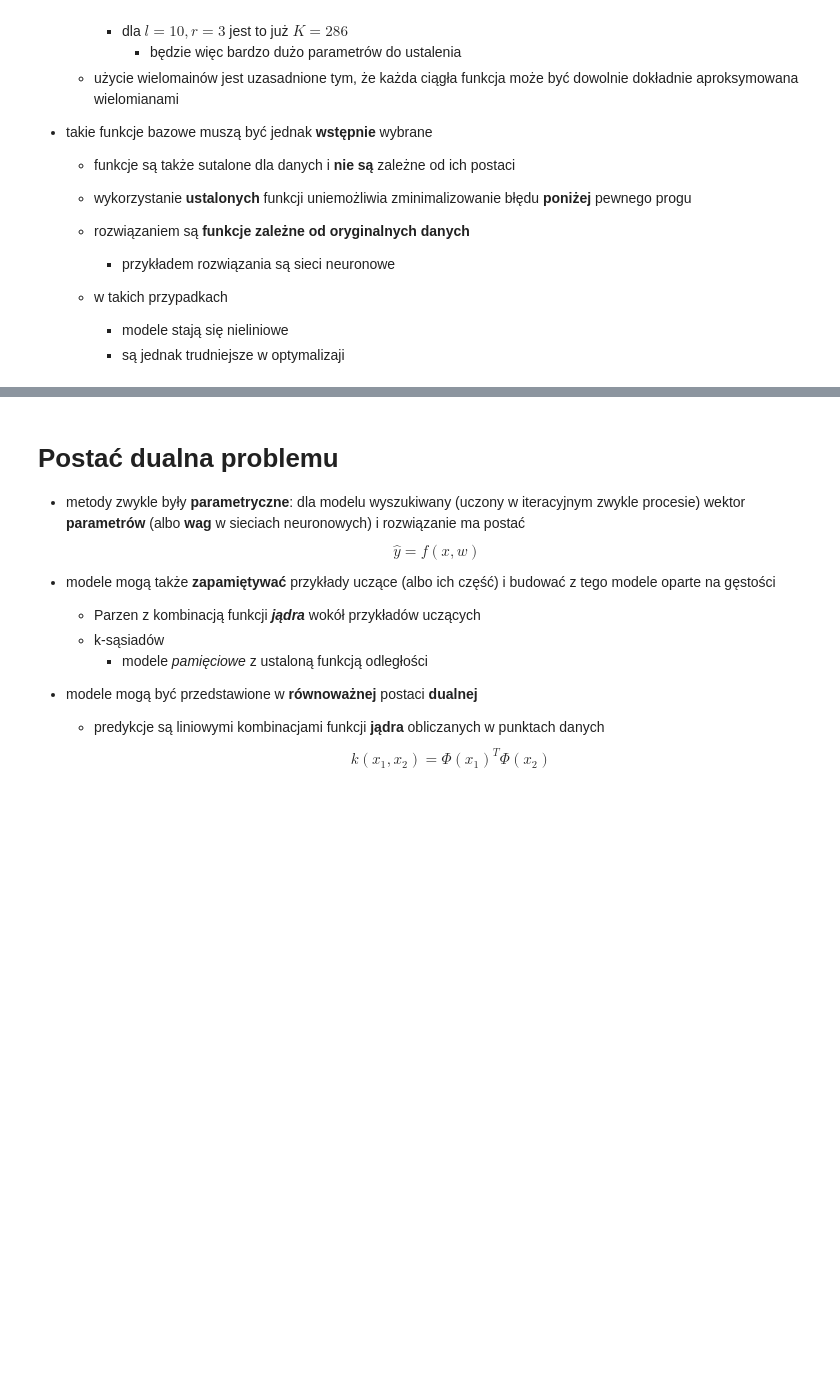
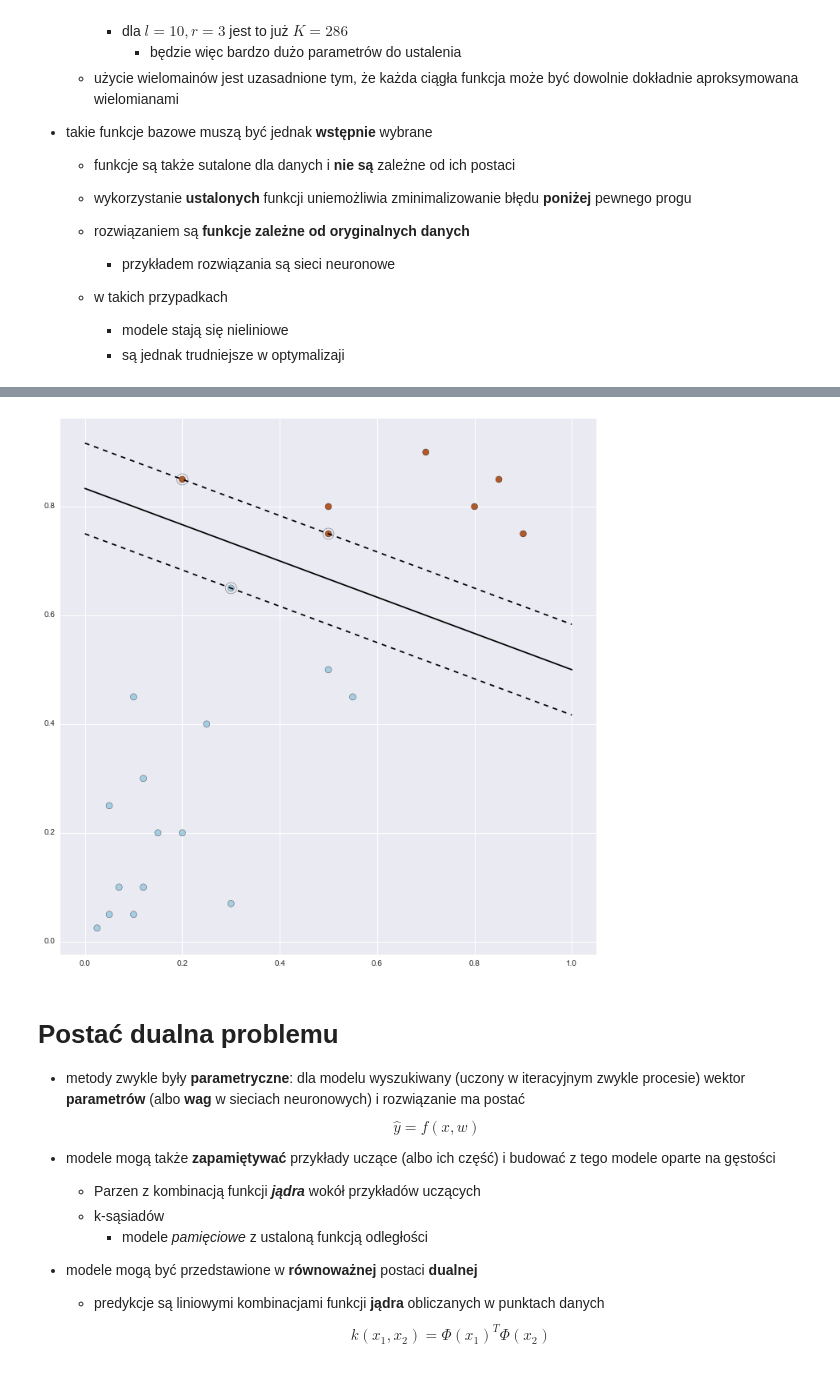
Before and after one commit to igorpodolak/mum2016, a Jupyter notebook: mum2016-6-kernel.ipynb, the cells around one changed output, grey strips where cells are left out. Saved outputs shown, nothing was run; the diff lists cells and outputs as text; code cells hidden in the pictures; blank space fills up the shorter version.

```diff
--- a/mum2016-6-kernel.ipynb
+++ b/mum2016-6-kernel.ipynb
@@ -112,3 +306,46 @@ gdzie $\phi_k()$ są __wstępnie zdefiniowanymi__ nieliniowymi funkcjami
+# %%
+def simple_linear_svc():
+    fig, ax = plt.subplots(1, 1, figsize=(12, 12))
+
+    data = [[.2, .2, -1], [.25, .4, -1], [.3, .65, -1], [.55, .45, -1], [.5, .5, -1],
+            [.05, .05, -1], [.07, .1, -1], [.1, .45, -1], [.12, .3, -1], [.12, .1, -1], [.3, .07, -1,],
+            [.025, .025, -1], [.1, .05, -1], [.05, .25, -1], [.15, .2, -1],
+            [.5, .8, +1], [.7, .9, +1], [.8, .8, +1], [.85, .85, +1], [.9, .75, +1],
+            [.2, .85, +1], [.5, .75, +1]]
+    data = np.array(data)
+    X = data[:, :-1]
+    Y = data[:, -1]
+    clf = SVC(kernel=str('linear'), C=100, gamma=2)
+    clf.fit(X, Y)
+
+    # get the separating hyperplane
+    w = clf.coef_[0]
+    a = -w[0] / w[1]
+    xx = np.linspace(0, 1)
+    yy = a * xx - (clf.intercept_[0]) / w[1]
+
+    # plot the parallels to the separating hyperplane that pass through the
+    # support vectors
+    b = clf.support_vectors_[0]
+    yy_down = a * xx + (b[1] - a * b[0])
+    b = clf.support_vectors_[-1]
+    yy_up = a * xx + (b[1] - a * b[0])
+
+    # plot the line, the points, and the nearest vectors to the plane
+    ax.plot(xx, yy, 'k-')
+    ax.plot(xx, yy_down, 'k--')
+    ax.plot(xx, yy_up, 'k--')
+
+    ax.scatter(clf.support_vectors_[:, 0], clf.support_vectors_[:, 1],
+              s=196, facecolors='none')
+    ax.scatter(X[:, 0], X[:, 1], c=Y, s=64, cmap=plt.cm.Paired)
+
+    ax.axis('tight')
+    plt.show()
+# %%
+simple_linear_svc()
+# %% [output]
+[figure, added]
 # %% [markdown]
 # Postać dualna problemu
 * metody zwykle były __parametryczne__: dla modelu wyszukiwany (uczony w iteracyjnym zwykle procesie) wektor __parametrów__ (albo __wag__ w sieciach neuronowych) i rozwiązanie ma postać $$\hat{y}=f(x, w)$$
```
Also changed, not shown: parts of 36 cells of this notebook, 2 other files.
